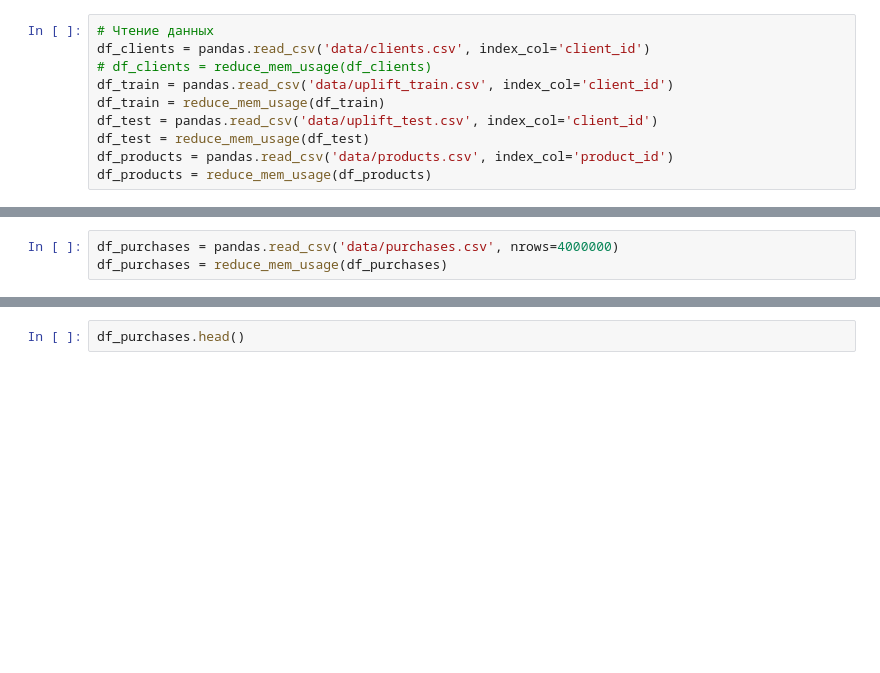
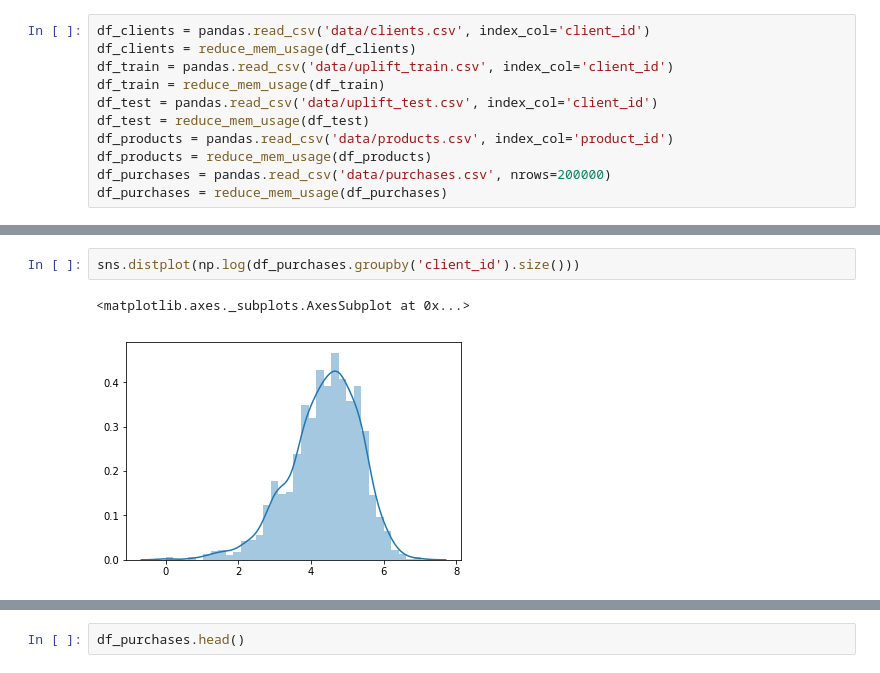
Before and after one commit to maximenkooo/UpliftModeling, a Jupyter notebook: UpliftModeling.ipynb, the cells around one changed output, grey strips where cells are left out. Drawn from its saved outputs; the diff is of its cells as text; blank space fills up the shorter version.

```diff
--- a/UpliftModeling.ipynb
+++ b/UpliftModeling.ipynb
@@ -108,11 +187,12 @@ def reduce_mem_usage(df, use_float16=False):
 # %%
-# Чтение данных
 df_clients = pandas.read_csv('data/clients.csv', index_col='client_id')
-# df_clients = reduce_mem_usage(df_clients)
+df_clients = reduce_mem_usage(df_clients)
 df_train = pandas.read_csv('data/uplift_train.csv', index_col='client_id')
 df_train = reduce_mem_usage(df_train)
 df_test = pandas.read_csv('data/uplift_test.csv', index_col='client_id')
 df_test = reduce_mem_usage(df_test)
 df_products = pandas.read_csv('data/products.csv', index_col='product_id')
 df_products = reduce_mem_usage(df_products)
+df_purchases = pandas.read_csv('data/purchases.csv', nrows=200000)
+df_purchases = reduce_mem_usage(df_purchases)
 # %% [output]
@@ -128,3 +213,0 @@ Decreased by 56.3%
-# %%
-df_purchases = pandas.read_csv('data/purchases.csv', nrows=4000000)
-df_purchases = reduce_mem_usage(df_purchases)
@@ -134,0 +243,5 @@ Decreased by 38.3%
+# %%
+sns.distplot(np.log(df_purchases.groupby('client_id').size()))
+# %% [output]
+<matplotlib.axes._subplots.AxesSubplot at 0x...>
+[figure, added]
```
Also changed, not shown: parts of 74 cells of this notebook.
